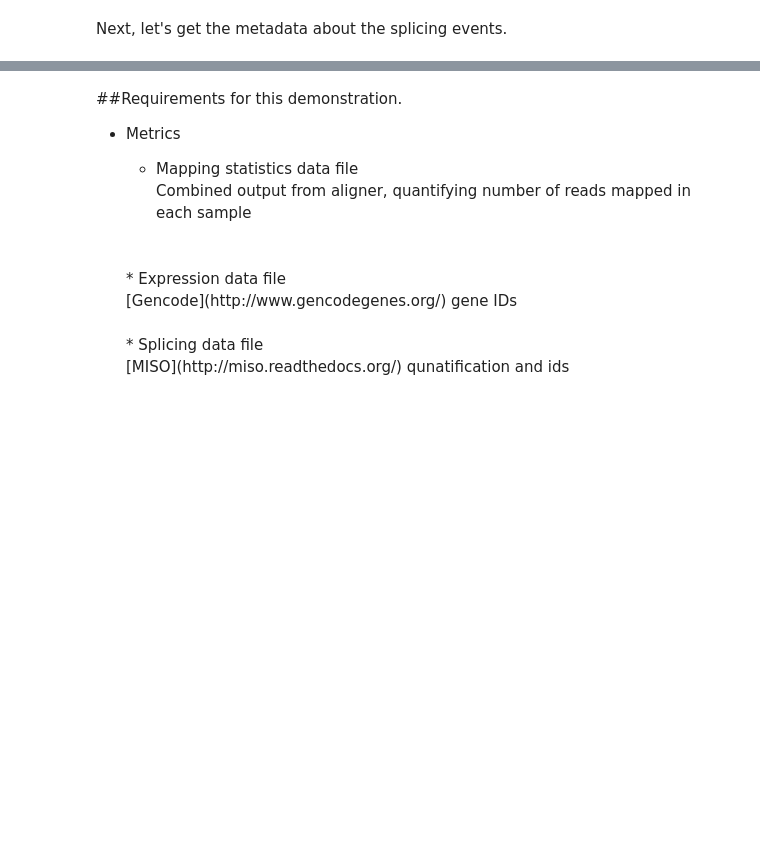
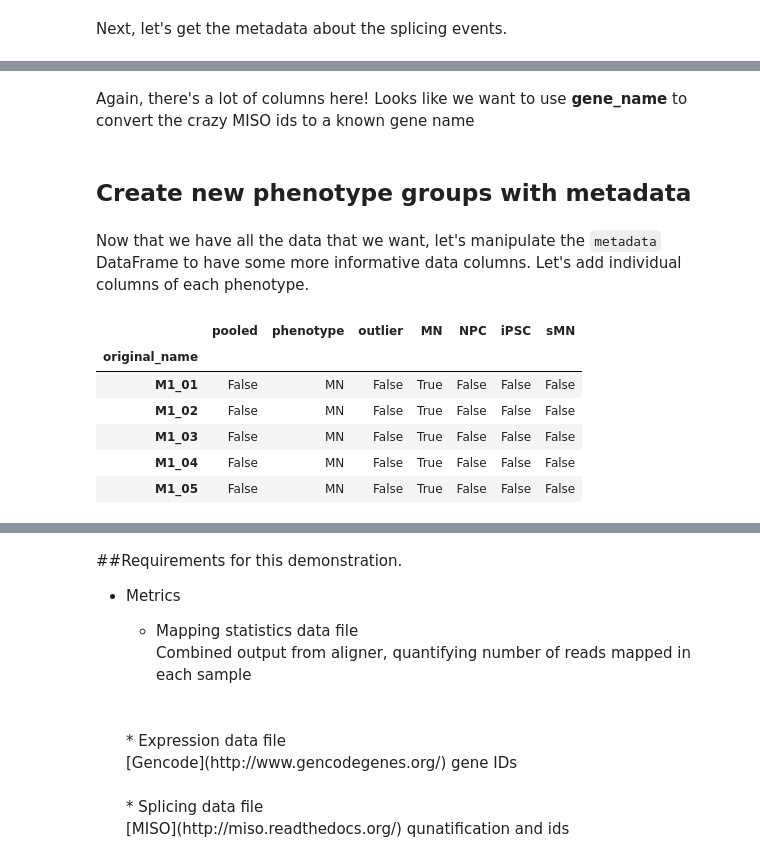
Before and after one commit to YeoLab/flotilla, a Jupyter notebook: examples/advanced_study_making.ipynb, the cells around one changed output, grey strips where cells are left out. Cells and saved outputs as stored; diff of their text form; code cells hidden in the pictures; blank space fills up the shorter version.

```diff
--- a/examples/advanced_study_making.ipynb
+++ b/examples/advanced_study_making.ipynb
@@ -107,3 +116,22 @@ AttributeError: 'NoneType' object has no attribute '_subset'
 | chr22:16190681:16190791:-@chr22:1... | processed_transcript | AP000525.9 | ENST00000383038.3,ENST00000447898... | ENST00000447898,ENST00000383038,E... | ENSG00000206195 | ENSG00000206195.6 | A3SS | ... |
 | chr22:16455250:16455438:-@chr22:1... | NaN | NaN | NaN | NaN | NaN | NaN | TANDEMUTR | ... |
 | chr22:16598138:16598344:-@chr22:1... | NaN | NaN | NaN | NaN | NaN | NaN | TANDEMUTR | ... |
+# %% [markdown]
+Again, there's a lot of columns here! Looks like we want to use **gene_name** to convert the crazy MISO ids to a known gene name
+# %% [markdown]
+## Create new phenotype groups with metadata
+# %% [markdown]
+Now that we have all the data that we want, let's manipulate the `metadata` DataFrame to have some more informative data columns. Let's add individual columns of each phenotype.
+# %%
+for phenotype, df in metadata.groupby('phenotype'):
+    metadata[phenotype] = False
+    metadata.ix[df.index, phenotype] = True
+metadata.head()
+# %% [output]
+|  | pooled | phenotype | outlier | MN | NPC | iPSC | sMN |
+| original_name |  |  |  |  |  |  |  |
+| M1_01 | False | MN | False | True | False | False | False |
+| M1_02 | False | MN | False | True | False | False | False |
+| M1_03 | False | MN | False | True | False | False | False |
+| M1_04 | False | MN | False | True | False | False | False |
+| M1_05 | False | MN | False | True | False | False | False |
```
Also changed, not shown: parts of 5 cells of this notebook.
